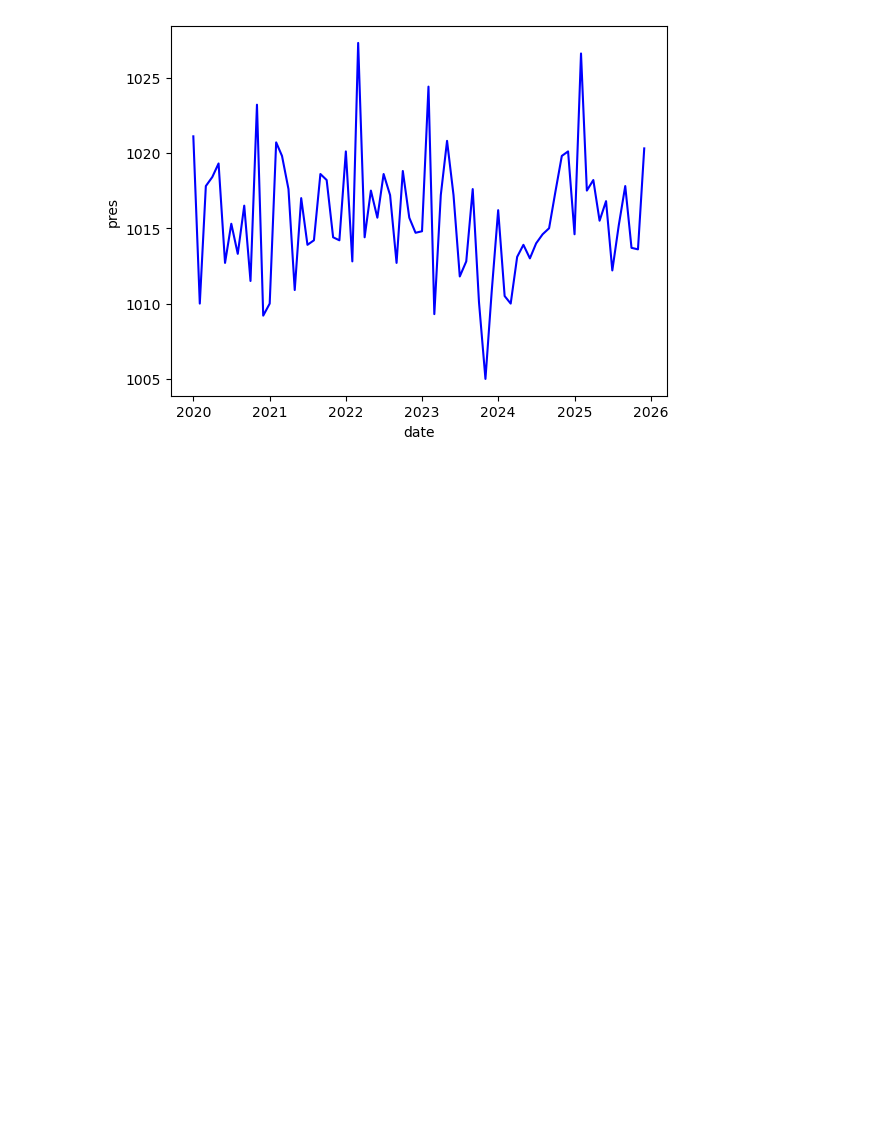
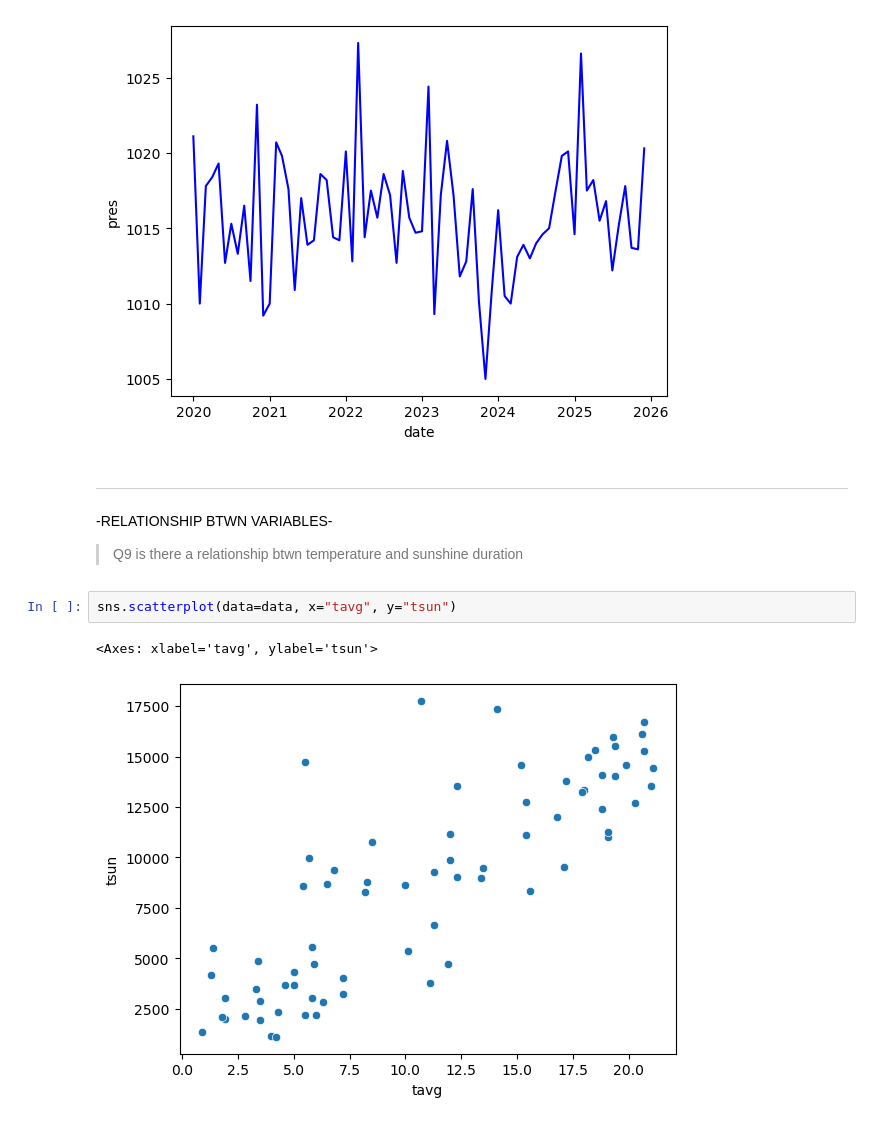
Before and after one commit to thedhawalpanchamiya/data-visualization, a Jupyter notebook: seaborn_work.ipynb, the cells around one changed output. Saved outputs shown, nothing was run; the diff lists cells and outputs as text; blank space fills up the shorter version.

Commit message:
relationships - 2

```diff
--- a/seaborn_work.ipynb
+++ b/seaborn_work.ipynb
@@ -220,3 +220,12 @@ sns.lineplot(data= data, x = "date",y = "pres",color = "blue")
 # %% [output]
 <Axes: xlabel='date', ylabel='pres'>
 [figure]
+# %% [markdown]
+---
+-RELATIONSHIP BTWN VARIABLES-
+> Q9 is there a relationship btwn temperature and sunshine duration
+# %%
+sns.scatterplot(data=data, x="tavg", y="tsun")
+# %% [output]
+<Axes: xlabel='tavg', ylabel='tsun'>
+[figure, added]
```
Also changed, not shown: parts of 12 cells of this notebook.
